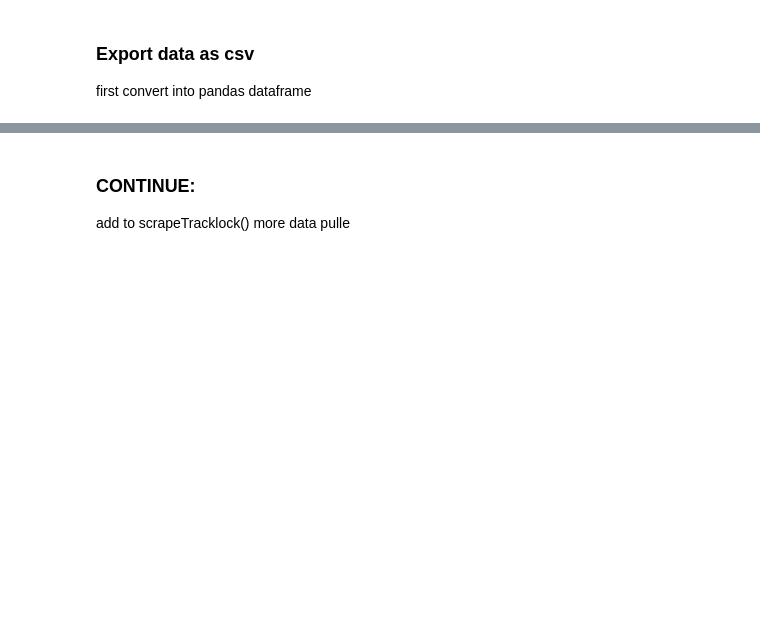
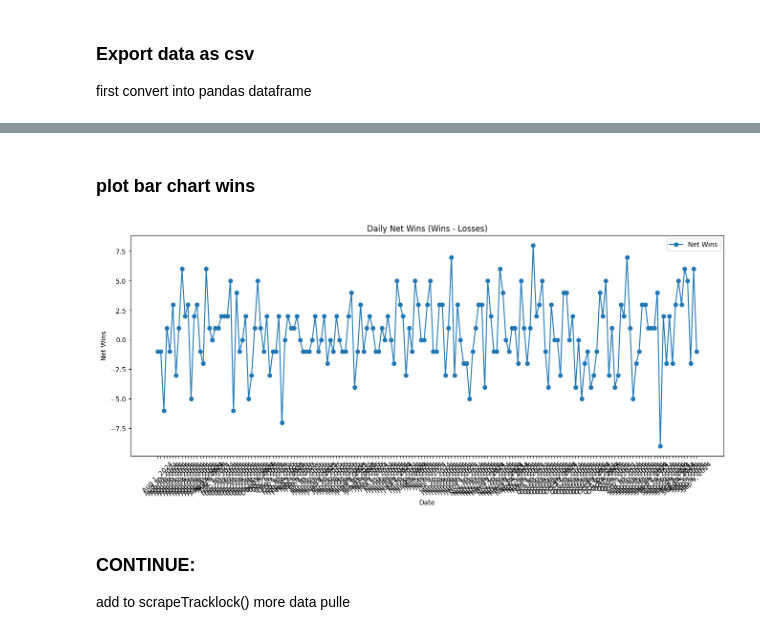
Before and after one commit to Nickeniklas/TrackLockScraper, a Jupyter notebook: tracklock.ipynb, the cells around one changed output, grey strips where cells are left out. Drawn from its saved outputs; the diff is of its cells as text; code cells hidden in the pictures; blank space fills up the shorter version.

Commit message:
Visualize Net Wins

```diff
--- a/tracklock.ipynb
+++ b/tracklock.ipynb
@@ -326,0 +315,6 @@ exportData(fullData)
+# %%
+# pandas df out of csv file
+df = pd.read_csv('playerID1676299122_dl_stats.csv')
+df.columns = ['Result', 'Date', 'Duration'] # add column headers
+df = df.set_index('Date')
+df.head()
@@ -326,0 +329,2 @@ exportData(fullData)
+# %% [markdown]
+### plot bar chart wins
@@ -327,3 +334,18 @@ exportData(fullData)
+# %%
+# Count wins and losses per day
+daily_stats = df.groupby(['Date', 'Result']).size().unstack(fill_value=0) # change df to df30 for last 30 days data plot
+
+# Calculate net wins (wins - losses)
+daily_stats['Net Wins'] = daily_stats.get('Win', 0) - daily_stats.get('Loss', 0)
+# %%
+plt.figure(figsize=(16, 6))
+plt.plot(daily_stats.index, daily_stats['Net Wins'], marker='o', label='Net Wins')
+plt.gca().set(title='Daily Net Wins (Wins - Losses)', xlabel='Date', ylabel='Net Wins')
+plt.xticks(rotation=45)  # Rotate x-axis labels for better readability
+plt.legend()
+plt.show()
+# %% [output]
+[figure, added]
 # %% [markdown]
 ### CONTINUE:
 
```
Also changed, not shown: parts of 18 cells of this notebook.
